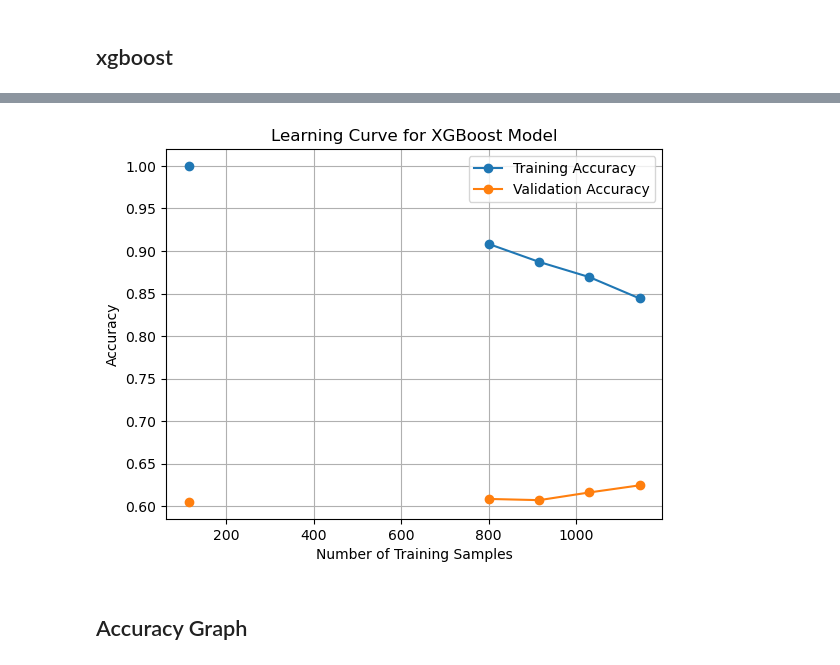
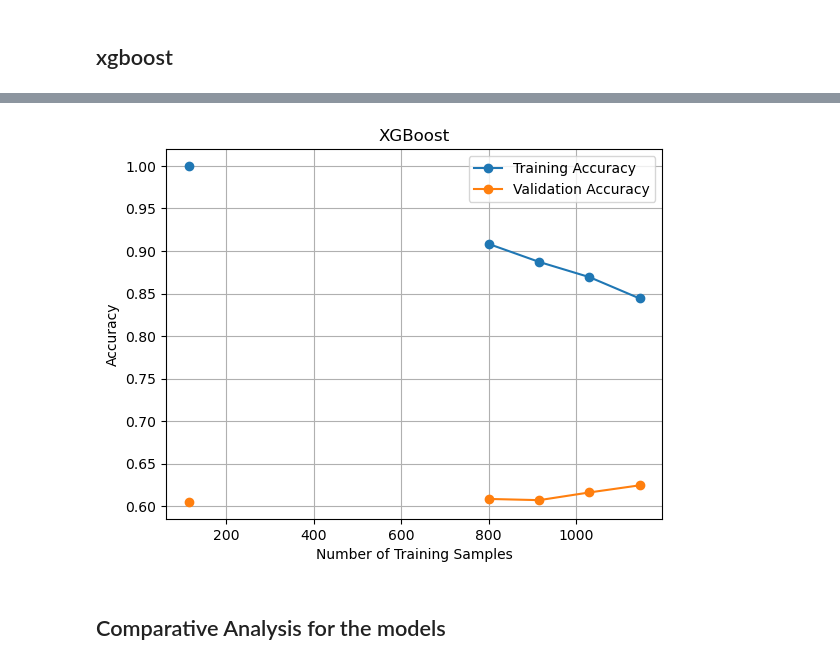
Before and after one commit to neha7384/mentalhealthdisorder, a Jupyter notebook: Project_22223004.ipynb, the cells around one changed output, grey strips where cells are left out. Cells and saved outputs as stored; diff of their text form; code cells hidden in the pictures.

```diff
--- a/Project_22223004.ipynb
+++ b/Project_22223004.ipynb
@@ -919,35 +872,15 @@ X = np.concatenate((data_selected_filled[numeric_columns], encoded_categorical),
 label_encoder = LabelEncoder()
 y_encoded = label_encoder.fit_transform(y_mapped)
 
-# Initialize StratifiedKFold for cross-validation
-n_splits = 5  # You can change the number of splits as needed
-stratified_kfold = StratifiedKFold(n_splits=n_splits, shuffle=True, random_state=42)
 
-# Lists to store accuracy scores
-xgb_accuracies = []
+# Train the XGBoost model on the entire dataset
+full_xgb_model = xgb.XGBClassifier(n_estimators=300, max_depth=3, learning_rate=0.1, random_state=42)
+full_xgb_model.fit(X, y_encoded)
 
-# Perform cross-validation
-for train_index, val_index in stratified_kfold.split(X, y_encoded):
-    X_train, X_val = X[train_index], X[val_index]
-    y_train, y_val = y_encoded[train_index], y_encoded[val_index]
+# Predict using the trained XGBoost model on the entire dataset
+y_pred_full_xgb = full_xgb_model.predict(X)
 
-    # Train the XGBoost model
-    xgb_model = xgb.XGBClassifier(n_estimators=300, max_depth=3, learning_rate=0.1, random_state=42)
-    xgb_model.fit(X_train, y_train)
-
-    # Predict using the XGBoost model
-    y_pred_xgb = xgb_model.predict(X_val)
-
-    # Evaluate the XGBoost model
-    accuracy = accuracy_score(y_pred_xgb, y_val)
-    xgb_accuracies.append(accuracy)
-
-# Calculate and print mean accuracy across cross-validation folds
-mean_accuracy = np.mean(xgb_accuracies)
-print("Mean Cross-Validation Accuracy:", mean_accuracy)
-
-# Plot the confusion matrix for the XGBoost model
-plot_confusion_matrix(xgb_model, X_val, y_val, cmap=plt.cm.Blues)
-plt.title("XGBoost Model Confusion Matrix")
-plt.show()
+# Calculate accuracy on the entire dataset
+accuracy_on_entire_dataset = accuracy_score(y_pred_full_xgb, y_encoded)
+print("Accuracy on XGBOOST:", accuracy_on_entire_dataset)
 # %% [output]
@@ -969,30 +909,31 @@ Weighted F1 Score: 0.5999054451402326
 # %%
+# Learning Curve
 from sklearn.model_selection import learning_curve
 
 # Define a function to plot the learning curve
 def plot_learning_curve(estimator, title, X, y, cv, train_sizes):
     train_sizes, train_scores, test_scores = learning_curve(
         estimator, X, y, train_sizes=train_sizes, cv=cv, scoring='accuracy', n_jobs=-1)
 
     #plt.figure(figsize=(8, 6))
     plt.plot(train_sizes, np.mean(train_scores, axis=1), marker='o', label='Training Accuracy')
     plt.plot(train_sizes, np.mean(test_scores, axis=1), marker='o', label='Validation Accuracy')
     plt.xlabel('Number of Training Samples')
     plt.ylabel('Accuracy')
-    plt.title(title)
+    plt.title('XGBoost')
     plt.legend()
     plt.grid(True)
     plt.show()
 
 # Initialize the XGBoost model
-xgb_model = xgb.XGBClassifier(n_estimators=300, max_depth=3, learning_rate=0.1, random_state=42)
+full_xgb_model = xgb.XGBClassifier(n_estimators=300, max_depth=3, learning_rate=0.1, random_state=42)
 
 # Define the training sizes for the learning curve
 train_sizes = np.linspace(0.1, 1.0, 10)
 
 # Plot the learning curve for the XGBoost model
-plot_learning_curve(xgb_model, 'Learning Curve for XGBoost Model', X, y_encoded, cv=stratified_kfold, train_sizes=train_sizes)
+plot_learning_curve(full_xgb_model, 'Learning Curve (XGBoost Model)', X, y_encoded, cv=stratified_kfold, train_sizes=train_sizes)
 # %% [output]
-[figure, old version]
+[figure, new version]
 # %% [markdown]
-## Accuracy Graph
+## Comparative Analysis for the models
```
Also changed, not shown: parts of 25 cells of this notebook.
